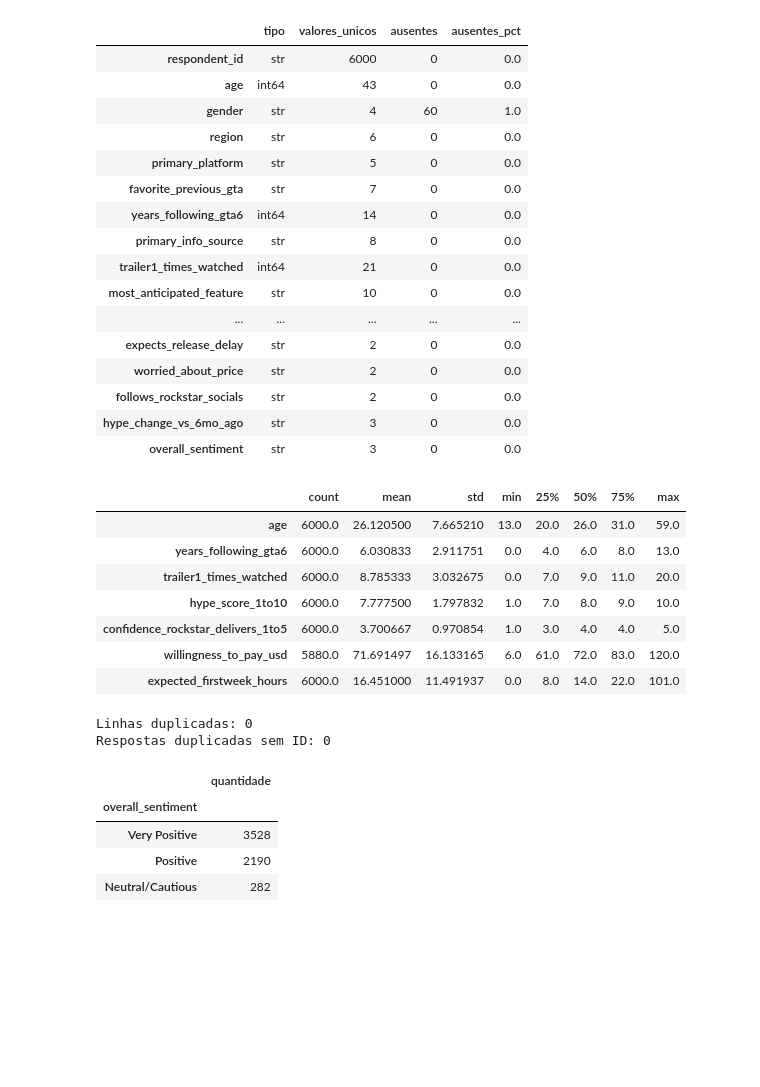
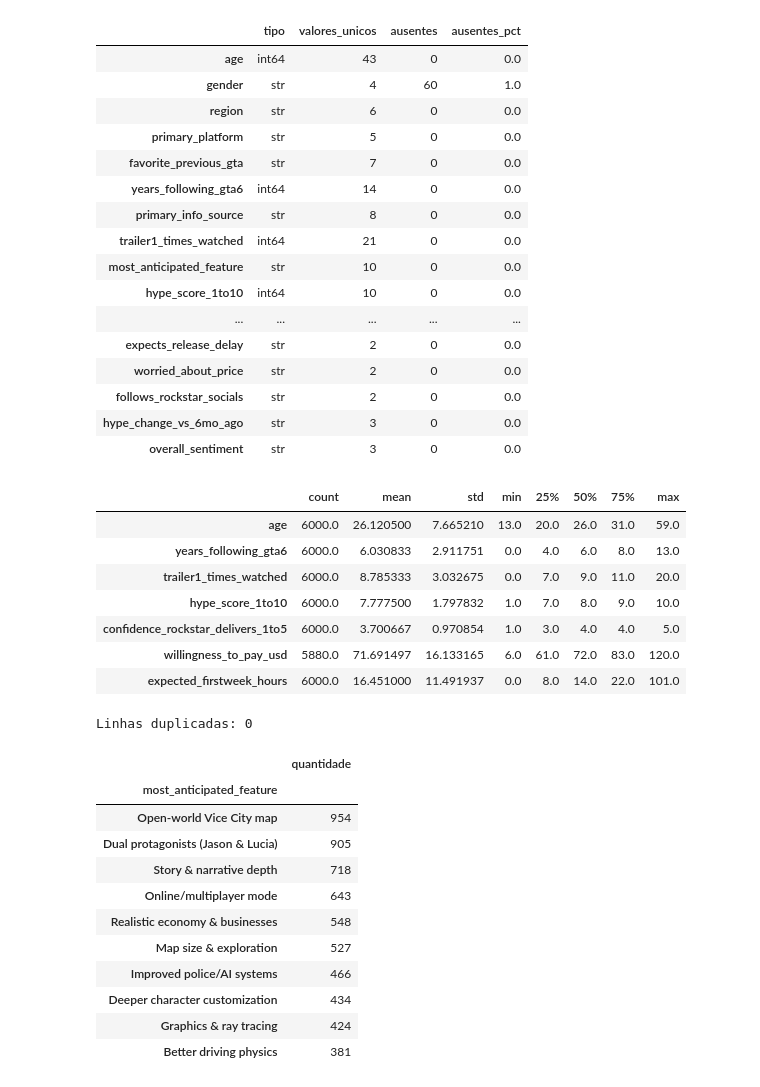
Before and after one commit to SoImRayh/TL_AI-MachineLearning, a Jupyter notebook: notebooks/Gta6ClassificacaoTrabalho.ipynb, the cells around one changed output. Cells and saved outputs as stored; diff of their text form; code cells hidden in the pictures; blank space fills up the shorter version.

```diff
--- a/notebooks/Gta6ClassificacaoTrabalho.ipynb
+++ b/notebooks/Gta6ClassificacaoTrabalho.ipynb
@@ -41,23 +42,25 @@ DATASET = ROOT / 'datasets/gta6_fan_expectations_2026.csv'
 OUT = ROOT / 'docs/gta6_classificacao/resultados'
 FIG = OUT / 'figuras'
 FIG.mkdir(parents=True, exist_ok=True)
-TARGET = 'hype_score_1to10'
+NOTA = 'hype_score_1to10'
+TARGET = 'classe_hype'
 SEED = 42
 SEEDS = [42, 43, 44]
 FRACTIONS = [0.10, 0.30, 0.60, 0.90, 1.00]
 MAX_DEPTH = 12
 EPOCHS = 160
+ALPHAS = [1e-5, 1e-4, 1e-3, 1e-2, 1e-1]
 VERSIONS = {'python': platform.python_version(), 'numpy': np.__version__,
             'pandas': pd.__version__, 'scikit_learn': sklearn.__version__,
             'scipy': scipy.__version__}
 print(VERSIONS)
 plt.rcParams.update({'figure.figsize': (9, 5), 'axes.grid': True})
-df = pd.read_csv(DATASET)
-assert len(df) >= 2000
-assert df[TARGET].nunique() >= 5
-assert not df[TARGET].isna().any()
-assert df.respondent_id.is_unique
-CLASSES = np.sort(df[TARGET].unique())
-print('Dimensões:', df.shape, '\nClasses:', CLASSES)
+
+raw = pd.read_csv(DATASET)
+# respondent_id é só o identificador da linha: conferimos que é único e o removemos.
+assert raw.respondent_id.is_unique
+df = raw.drop(columns='respondent_id').reset_index(drop=True)
+assert len(df) >= 2000 and not df[NOTA].isna().any()
+print('Dimensões (sem ID):', df.shape)
 display(df.head())
 # %% [output]
@@ -79,24 +79,13 @@ Frases repetidas são esperadas por serem opções do questionário; não devem
 # %%
 schema = pd.DataFrame({'tipo': df.dtypes.astype(str), 'valores_unicos': df.nunique(),
                        'ausentes': df.isna().sum(), 'ausentes_pct': df.isna().mean() * 100})
 display(schema)
 display(df.describe().T)
 print('Linhas duplicadas:', int(df.duplicated().sum()))
-print('Respostas duplicadas sem ID:', int(df.drop(columns='respondent_id').duplicated().sum()))
-display(df.overall_sentiment.value_counts().rename('quantidade').to_frame())
 display(df.most_anticipated_feature.value_counts().rename('quantidade').to_frame())
-class_counts = df[TARGET].value_counts().reindex(CLASSES)
-fig, ax = plt.subplots()
-class_counts.plot.bar(ax=ax, color='steelblue')
-ax.set(title='Distribuição das dez notas de hype (base completa)', ylabel='Respondentes')
-plt.xticks(rotation=30, ha='right'); plt.tight_layout()
-fig.savefig(FIG / 'eda_classes.png', dpi=150)
-plt.show()
 schema.to_csv(OUT / 'auditoria_colunas.csv')
-class_counts.rename('quantidade').to_csv(OUT / 'distribuicao_classes.csv')
 # %% [output]
 |  | tipo | valores_unicos | ausentes | ausentes_pct |
-| respondent_id | str | 6000 | 0 | 0.0 |
 | age | int64 | 43 | 0 | 0.0 |
 | gender | str | 4 | 60 | 1.0 |
 | region | str | 6 | 0 | 0.0 |
@@ -106,6 +95,7 @@ class_counts.rename('quantidade').to_csv(OUT / 'distribuicao_classes.csv')
 | primary_info_source | str | 8 | 0 | 0.0 |
 | trailer1_times_watched | int64 | 21 | 0 | 0.0 |
 | most_anticipated_feature | str | 10 | 0 | 0.0 |
+| hype_score_1to10 | int64 | 10 | 0 | 0.0 |
 | ... | ... | ... | ... | ... |
 | expects_release_delay | str | 2 | 0 | 0.0 |
 | worried_about_price | str | 2 | 0 | 0.0 |
@@ -121,9 +111,15 @@ class_counts.rename('quantidade').to_csv(OUT / 'distribuicao_classes.csv')
 | willingness_to_pay_usd | 5880.0 | 71.691497 | 16.133165 | 6.0 | 61.0 | 72.0 | 83.0 | 120.0 |
 | expected_firstweek_hours | 6000.0 | 16.451000 | 11.491937 | 0.0 | 8.0 | 14.0 | 22.0 | 101.0 |
 Linhas duplicadas: 0
-Respostas duplicadas sem ID: 0
 |  | quantidade |
-| overall_sentiment |  |
-| Very Positive | 3528 |
-| Positive | 2190 |
-| Neutral/Cautious | 282 |
+| most_anticipated_feature |  |
+| Open-world Vice City map | 954 |
+| Dual protagonists (Jason & Lucia) | 905 |
+| Story & narrative depth | 718 |
+| Online/multiplayer mode | 643 |
+| Realistic economy & businesses | 548 |
+| Map size & exploration | 527 |
+| Improved police/AI systems | 466 |
+| Deeper character customization | 434 |
+| Graphics & ray tracing | 424 |
+| Better driving physics | 381 |
```
Also changed, not shown: parts of 39 cells of this notebook, 53 other files.
